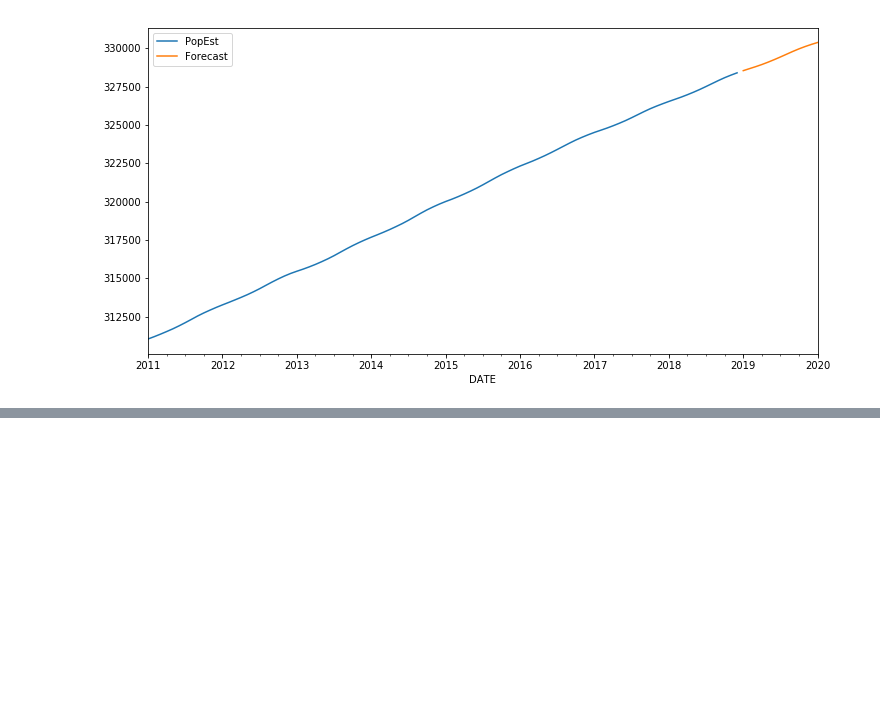
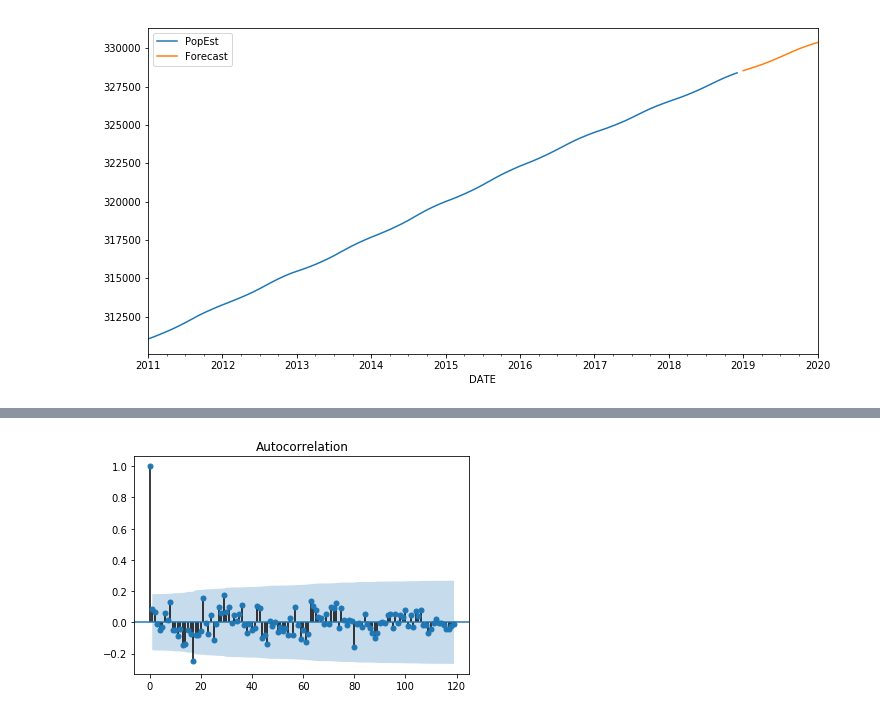
Before and after one commit to ywchiu/ctbcpy, a Jupyter notebook: Demo20190506.ipynb, the cells around one changed output, grey strips where cells are left out. Saved outputs shown, nothing was run; the diff lists cells and outputs as text; code cells hidden in the pictures; blank space fills up the shorter version.

```diff
--- a/Demo20190506.ipynb
+++ b/Demo20190506.ipynb
@@ -788,0 +1014,4 @@ fcast.plot(legend=True,figsize=(12,6));
+# %%
+plot_acf(df1['Births']);
+# %% [output]
+[figure, added]
```
Also changed, not shown: parts of 47 cells of this notebook, 1 other file.
